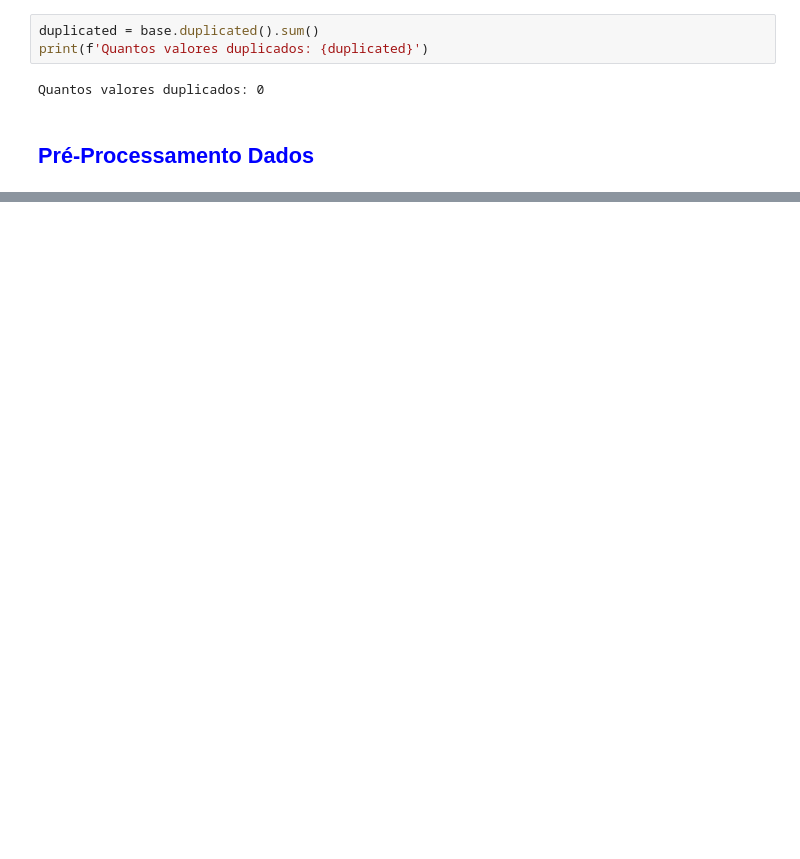
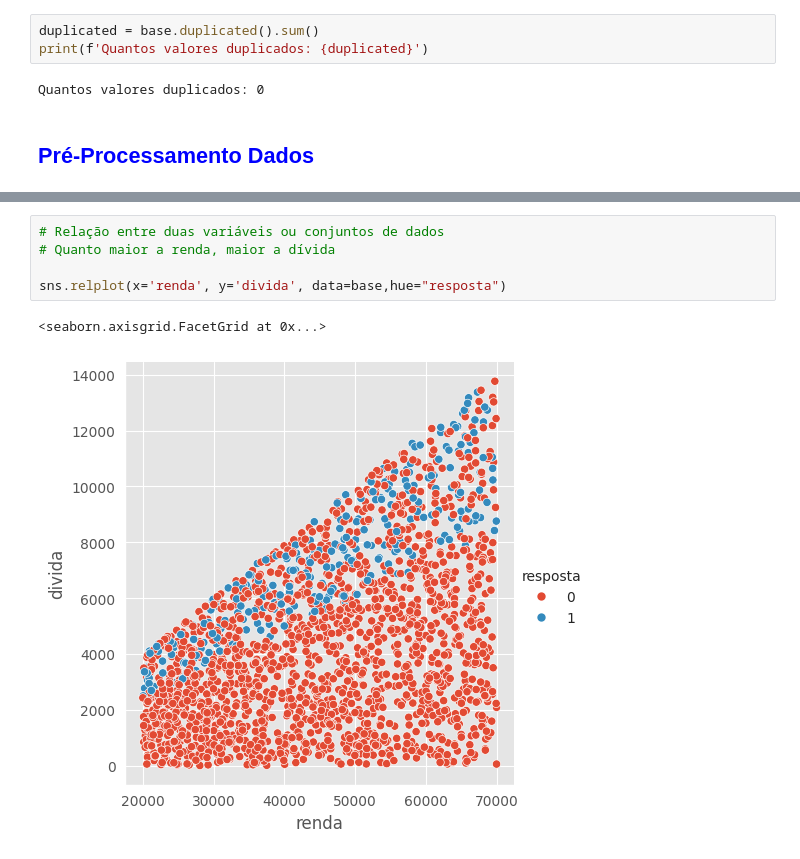
Before and after one commit to rafflds/bons_maus_pagadores_emprestimo, a Jupyter notebook: Dados_emprestimos.ipynb, the cells around one changed output, grey strips where cells are left out. Saved outputs shown, nothing was run; the diff lists cells and outputs as text; blank space fills up the shorter version.

```diff
--- a/Dados_emprestimos.ipynb
+++ b/Dados_emprestimos.ipynb
@@ -116,0 +151,8 @@ outliers = base.query('renda > 70000 or renda < 10000 or idade > 100 or idade <
+# %%
+# Relação entre duas variáveis ou conjuntos de dados
+# Quanto maior a renda, maior a dívida
+
+sns.relplot(x='renda', y='divida', data=base,hue="resposta")
+# %% [output]
+<seaborn.axisgrid.FacetGrid at 0x...>
+[figure, added]
```
Also changed, not shown: parts of 12 cells of this notebook.
